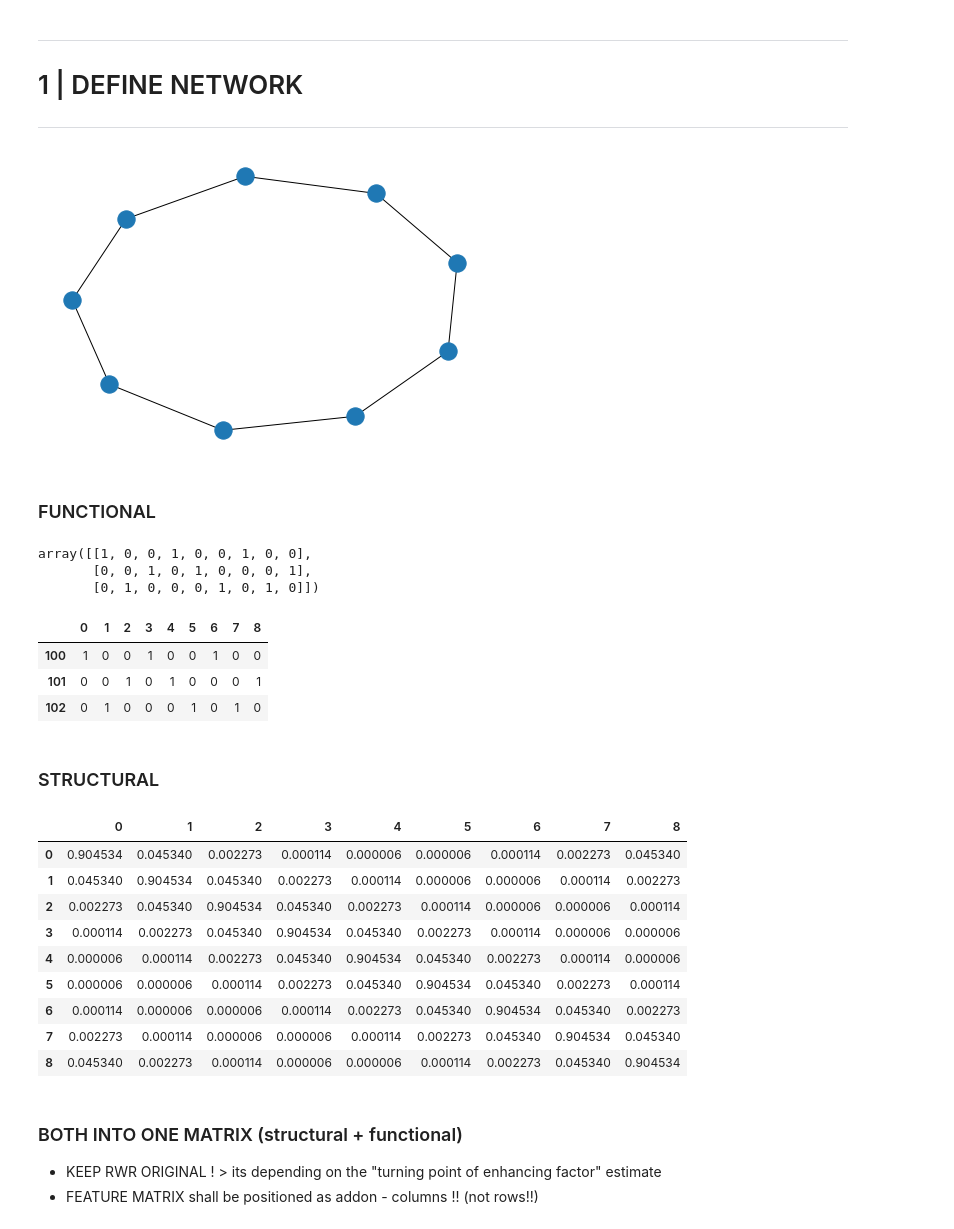
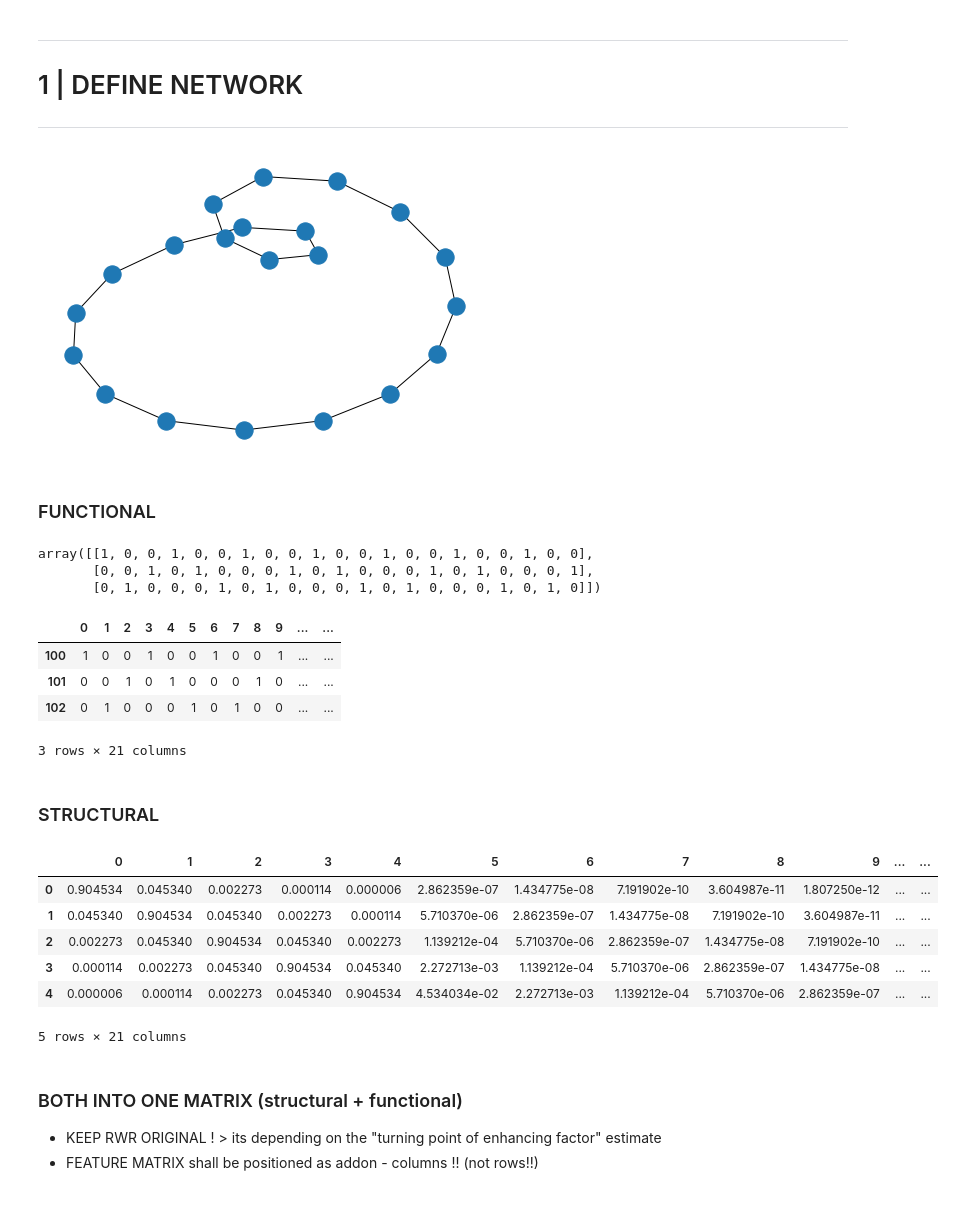
Before and after one commit to menchelab/CartoGRAPHs, a Jupyter notebook: cartoGRAPHs_FeatureTuning.ipynb, the cells around one changed output. Saved outputs shown, nothing was run; the diff lists cells and outputs as text; code cells hidden in the pictures.

```diff
--- a/cartoGRAPHs_FeatureTuning.ipynb
+++ b/cartoGRAPHs_FeatureTuning.ipynb
@@ -23,7 +23,7 @@ _____
 # 1 | DEFINE NETWORK
 _____
 # %%
-G = nx.cycle_graph(9)
+G = nx.cycle_graph(21)
 
 l_features = ['nodeID:'+str(i) for i in list(G.nodes())]
 # %%
@@ -36,7 +36,7 @@ node_width = 3
 # %%
 nx.draw(G)
 # %% [output]
-[figure, old version]
+[figure, new version]
 # %% [markdown]
 ### FUNCTIONAL
 # %%
@@ -51,9 +51,9 @@ feat_matrix = np.vstack((feat_one,feat_two,feat_three))
 # %%
 feat_matrix
 # %% [output]
-array([[1, 0, 0, 1, 0, 0, 1, 0, 0],
-       [0, 0, 1, 0, 1, 0, 0, 0, 1],
-       [0, 1, 0, 0, 0, 1, 0, 1, 0]])
+array([[1, 0, 0, 1, 0, 0, 1, 0, 0, 1, 0, 0, 1, 0, 0, 1, 0, 0, 1, 0, 0],
+       [0, 0, 1, 0, 1, 0, 0, 0, 1, 0, 1, 0, 0, 0, 1, 0, 1, 0, 0, 0, 1],
+       [0, 1, 0, 0, 0, 1, 0, 1, 0, 0, 0, 1, 0, 1, 0, 0, 0, 1, 0, 1, 0]])
 # %%
 # colors based on features
 
@@ -82,10 +83,11 @@ DF_functional.index = [100,101,102]
 # %%
 DF_functional
 # %% [output]
-|  | 0 | 1 | 2 | 3 | 4 | 5 | 6 | 7 | 8 |
-| 100 | 1 | 0 | 0 | 1 | 0 | 0 | 1 | 0 | 0 |
-| 101 | 0 | 0 | 1 | 0 | 1 | 0 | 0 | 0 | 1 |
-| 102 | 0 | 1 | 0 | 0 | 0 | 1 | 0 | 1 | 0 |
+|  | 0 | 1 | 2 | 3 | 4 | 5 | 6 | 7 | 8 | 9 | ... | ... |
+| 100 | 1 | 0 | 0 | 1 | 0 | 0 | 1 | 0 | 0 | 1 | ... | ... |
+| 101 | 0 | 0 | 1 | 0 | 1 | 0 | 0 | 0 | 1 | 0 | ... | ... |
+| 102 | 0 | 1 | 0 | 0 | 0 | 1 | 0 | 1 | 0 | 0 | ... | ... |
+3 rows × 21 columns
 # %% [markdown]
 ### STRUCTURAL
 # %%
@@ -98,18 +100,15 @@ DF_structural = pd.DataFrame(FM_m_array).T
 DF_structural.index = list(G.nodes())
 DF_structural.columns = list(G.nodes())
 # %%
-DF_structural
+DF_structural.head()
 # %% [output]
-|  | 0 | 1 | 2 | 3 | 4 | 5 | 6 | 7 | 8 |
-| 0 | 0.904534 | 0.045340 | 0.002273 | 0.000114 | 0.000006 | 0.000006 | 0.000114 | 0.002273 | 0.045340 |
-| 1 | 0.045340 | 0.904534 | 0.045340 | 0.002273 | 0.000114 | 0.000006 | 0.000006 | 0.000114 | 0.002273 |
-| 2 | 0.002273 | 0.045340 | 0.904534 | 0.045340 | 0.002273 | 0.000114 | 0.000006 | 0.000006 | 0.000114 |
-| 3 | 0.000114 | 0.002273 | 0.045340 | 0.904534 | 0.045340 | 0.002273 | 0.000114 | 0.000006 | 0.000006 |
-| 4 | 0.000006 | 0.000114 | 0.002273 | 0.045340 | 0.904534 | 0.045340 | 0.002273 | 0.000114 | 0.000006 |
-| 5 | 0.000006 | 0.000006 | 0.000114 | 0.002273 | 0.045340 | 0.904534 | 0.045340 | 0.002273 | 0.000114 |
-| 6 | 0.000114 | 0.000006 | 0.000006 | 0.000114 | 0.002273 | 0.045340 | 0.904534 | 0.045340 | 0.002273 |
-| 7 | 0.002273 | 0.000114 | 0.000006 | 0.000006 | 0.000114 | 0.002273 | 0.045340 | 0.904534 | 0.045340 |
-| 8 | 0.045340 | 0.002273 | 0.000114 | 0.000006 | 0.000006 | 0.000114 | 0.002273 | 0.045340 | 0.904534 |
+|  | 0 | 1 | 2 | 3 | 4 | 5 | 6 | 7 | 8 | 9 | ... | ... |
+| 0 | 0.904534 | 0.045340 | 0.002273 | 0.000114 | 0.000006 | 2.862359e-07 | 1.434775e-08 | 7.191902e-10 | 3.604987e-11 | 1.807250e-12 | ... | ... |
+| 1 | 0.045340 | 0.904534 | 0.045340 | 0.002273 | 0.000114 | 5.710370e-06 | 2.862359e-07 | 1.434775e-08 | 7.191902e-10 | 3.604987e-11 | ... | ... |
+| 2 | 0.002273 | 0.045340 | 0.904534 | 0.045340 | 0.002273 | 1.139212e-04 | 5.710370e-06 | 2.862359e-07 | 1.434775e-08 | 7.191902e-10 | ... | ... |
+| 3 | 0.000114 | 0.002273 | 0.045340 | 0.904534 | 0.045340 | 2.272713e-03 | 1.139212e-04 | 5.710370e-06 | 2.862359e-07 | 1.434775e-08 | ... | ... |
+| 4 | 0.000006 | 0.000114 | 0.002273 | 0.045340 | 0.904534 | 4.534034e-02 | 2.272713e-03 | 1.139212e-04 | 5.710370e-06 | 2.862359e-07 | ... | ... |
+5 rows × 21 columns
 # %%
 # normalize DF structural
 
```
Also changed, not shown: parts of 9 cells of this notebook, 9 other files.
